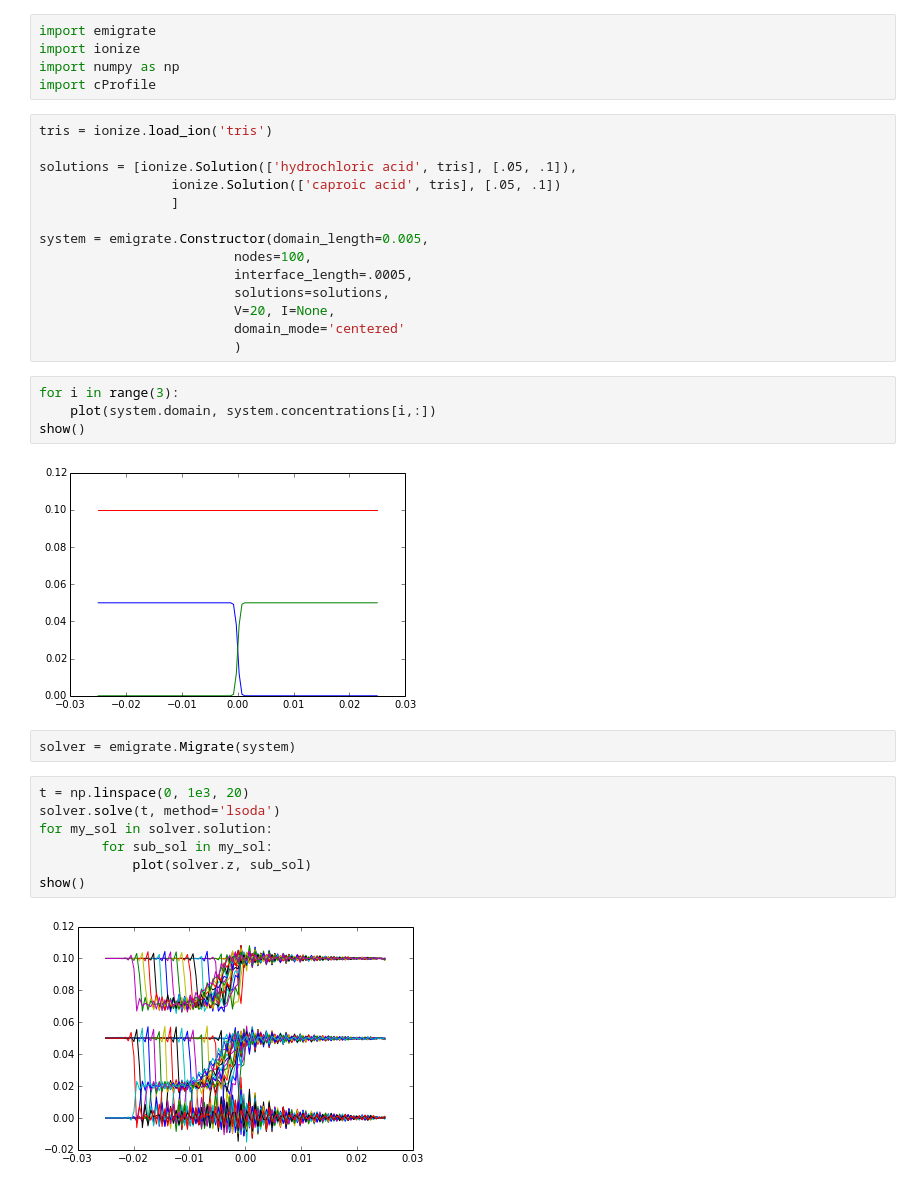
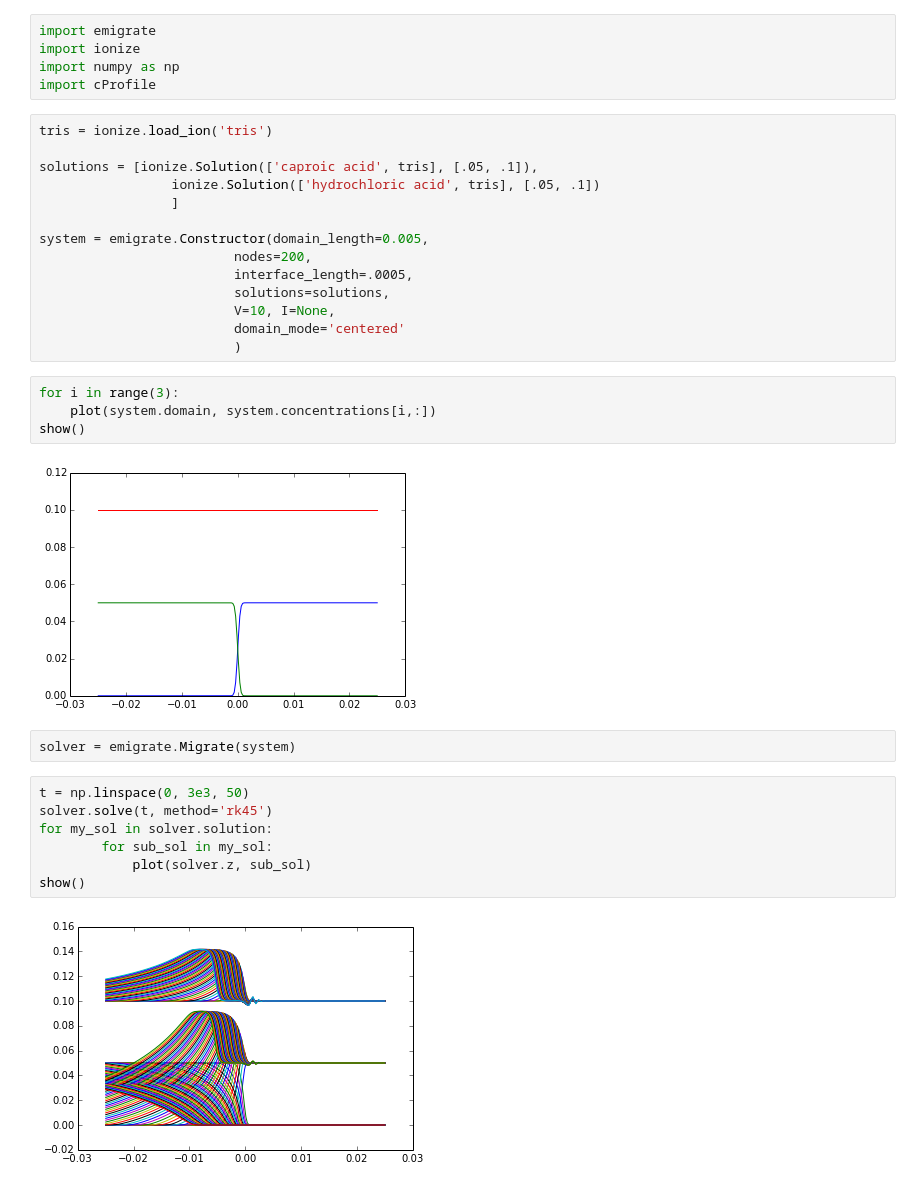
Before and after one commit to lewisamarshall/emigrate, a Jupyter notebook: Tutorial.ipynb, the cells around one changed output. Drawn from its saved outputs; the diff is of its cells as text.

```diff
--- a/Tutorial.ipynb
+++ b/Tutorial.ipynb
@@ -10,15 +10,15 @@ import cProfile
 # %%
 tris = ionize.load_ion('tris')
 
-solutions = [ionize.Solution(['hydrochloric acid', tris], [.05, .1]),
-                 ionize.Solution(['caproic acid', tris], [.05, .1])
+solutions = [ionize.Solution(['caproic acid', tris], [.05, .1]),
+                 ionize.Solution(['hydrochloric acid', tris], [.05, .1])
                  ]
 
 system = emigrate.Constructor(domain_length=0.005,
-                         nodes=100,
+                         nodes=200,
                          interface_length=.0005,
                          solutions=solutions,
-                         V=20, I=None,
+                         V=10, I=None,
                          domain_mode='centered'
                          )
 # %%
@@ -26,15 +26,15 @@ for i in range(3):
     plot(system.domain, system.concentrations[i,:])
 show()
 # %% [output]
-[figure, old version]
+[figure, new version]
 # %%
 solver = emigrate.Migrate(system)
 # %%
-t = np.linspace(0, 1e3, 20)
-solver.solve(t, method='lsoda')
+t = np.linspace(0, 3e3, 50)
+solver.solve(t, method='rk45')
 for my_sol in solver.solution:
         for sub_sol in my_sol:
             plot(solver.z, sub_sol)
 show()
 # %% [output]
-[figure, old version]
+[figure, new version]
```
Also changed, not shown: 2 other files.
